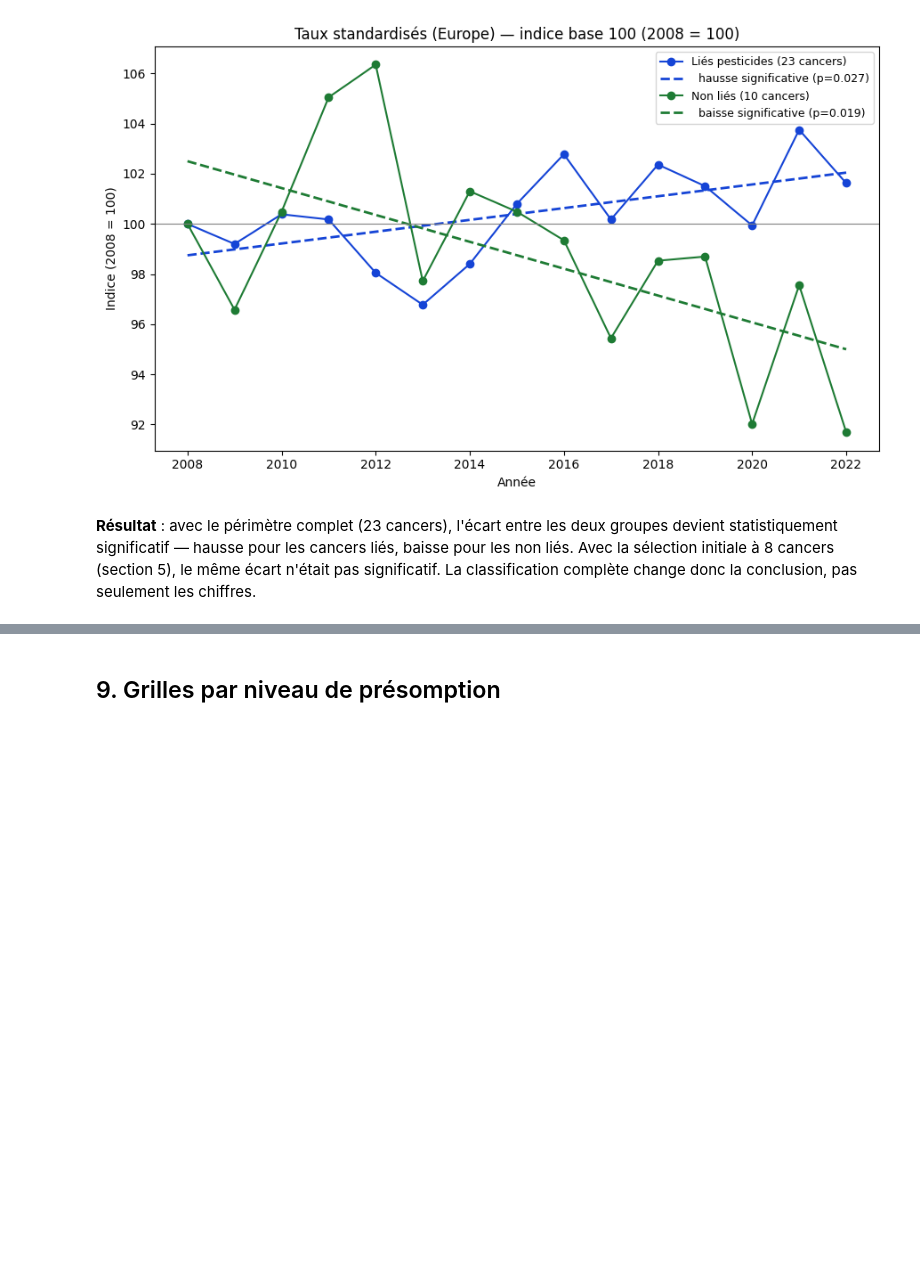
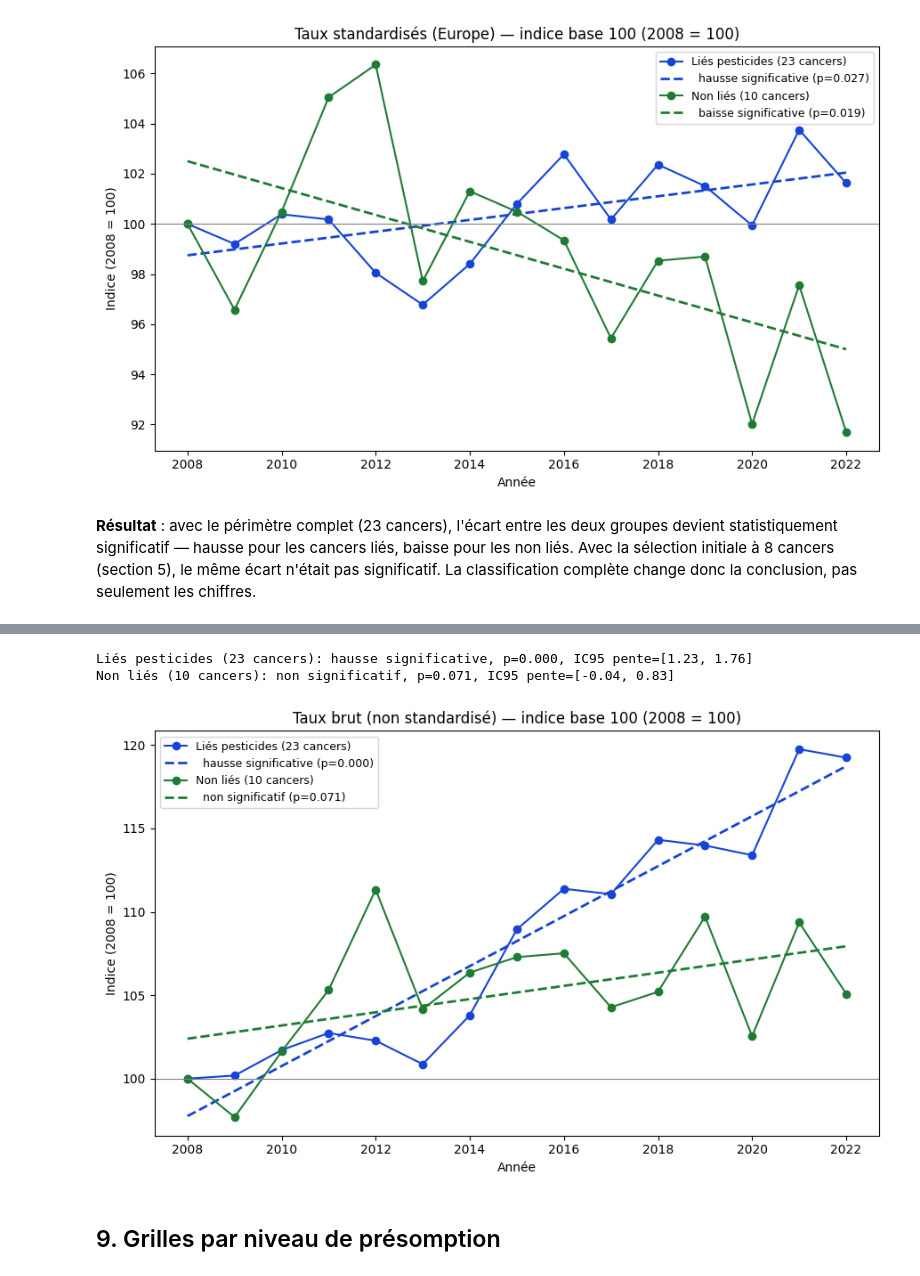
Before and after one commit to Biguhuh/cancer, a Jupyter notebook: notebooks/exploration_tous_v2.ipynb, the cells around one changed output, grey strips where cells are left out. Drawn from its saved outputs; the diff is of its cells as text; code cells hidden in the pictures; blank space fills up the shorter version.

```diff
--- a/notebooks/exploration_tous_v2.ipynb
+++ b/notebooks/exploration_tous_v2.ipynb
@@ -445,3 +453,39 @@ La classification complète change donc la conclusion, pas seulement les chiffre
+# %%
+agg_brut = (df[df["presomption"].notna()]
+       .assign(lien=lambda d: d["presomption"] != "Non liée")
+       .groupby(["Année", "lien"])["Taux"].mean().reset_index())
+pest_brut = agg_brut[agg_brut["lien"] == True].sort_values("Année")
+non_pest_brut = agg_brut[agg_brut["lien"] == False].sort_values("Année")
+
+fig, ax = plt.subplots(figsize=(9, 5.5))
+stats_brut = {}
+for data, label, color, key in [(pest_brut, "Liés pesticides (23 cancers)", "#1544D6", "lies_pesticides"),
+                                 (non_pest_brut, "Non liés (10 cancers)", "#1E7B34", "non_lies_pesticides")]:
+    x = data["Année"].values.astype(float)
+    y = data["Taux"].values.astype(float)
+    y_idx = y / y[0] * 100
+    st = regression_stats(x, y_idx)
+    stats_brut[key] = st
+    x_fit = np.linspace(x.min(), x.max(), 100)
+    y_fit = st["pente"] * x_fit + (y_idx.mean() - st["pente"] * x.mean())
+    ax.plot(x, y_idx, "o-", color=color, label=f"{label}")
+    ax.plot(x_fit, y_fit, color=color, linewidth=2, linestyle="--",
+            label=f"  {st['significativite']} (p={st['p_value']:.3f})")
+    print(f"{label}: {st['significativite']}, p={st['p_value']:.3f}, "
+          f"IC95 pente=[{st['IC95_bas']:.2f}, {st['IC95_haut']:.2f}]")
+
+ax.axhline(100, color="grey", linewidth=0.8)
+ax.set_xlabel("Année")
+ax.set_ylabel("Indice (2008 = 100)")
+ax.set_title(f"Taux brut (non standardisé) — indice base 100 ({int(pest_brut['Année'].min())} = 100)")
+ax.legend(fontsize=9)
+plt.tight_layout()
+plt.savefig("../data/comparaison_indice_base100_taux_brut.png", dpi=150, bbox_inches="tight")
+plt.show()
+# %% [output]
+Liés pesticides (23 cancers): hausse significative, p=0.000, IC95 pente=[1.23, 1.76]
+Non liés (10 cancers): non significatif, p=0.071, IC95 pente=[-0.04, 0.83]
+[figure, added]
 # %% [markdown]
 ## 9. Grilles par niveau de présomption
 # %%
```
Also changed, not shown: parts of 2 cells of this notebook, 9 other files.
